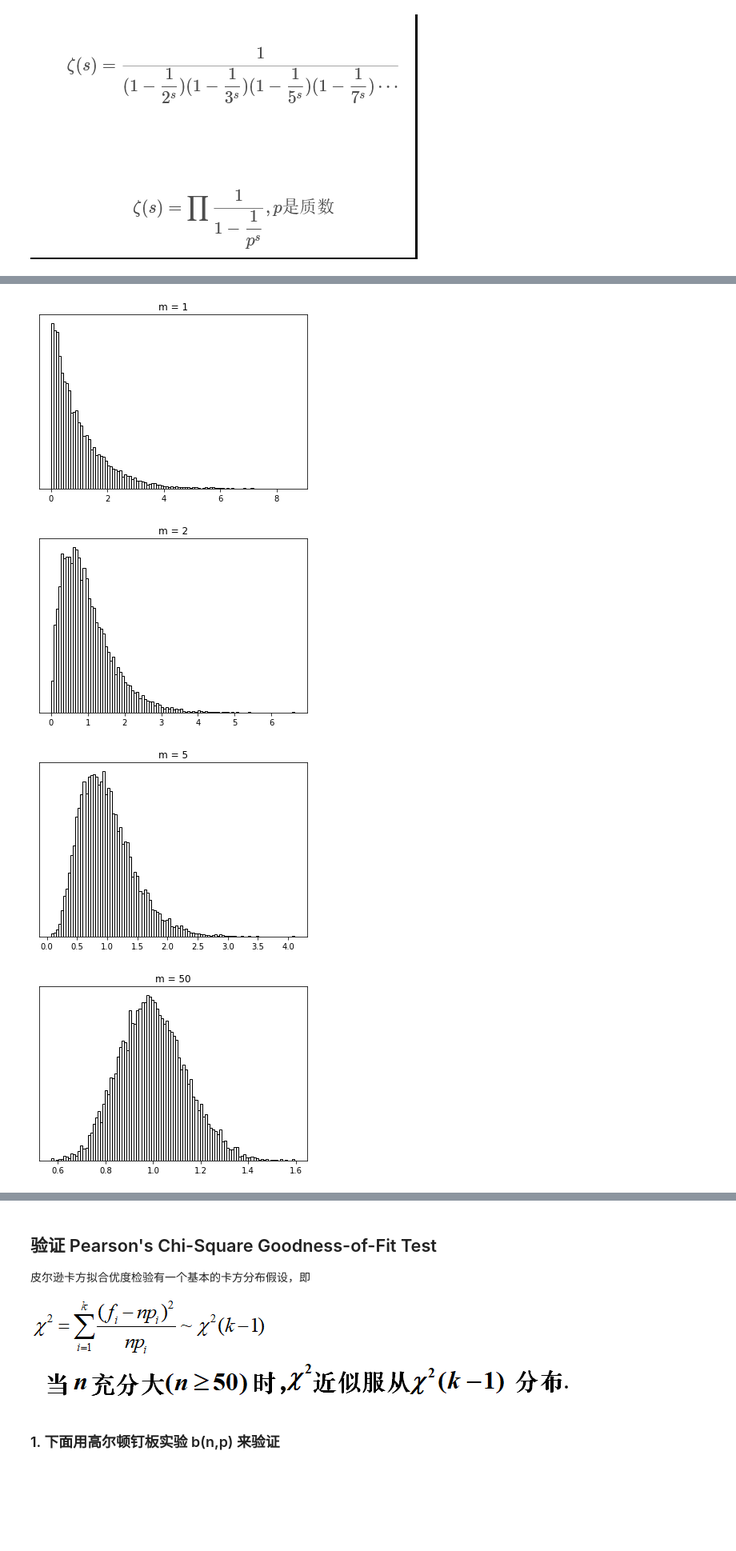
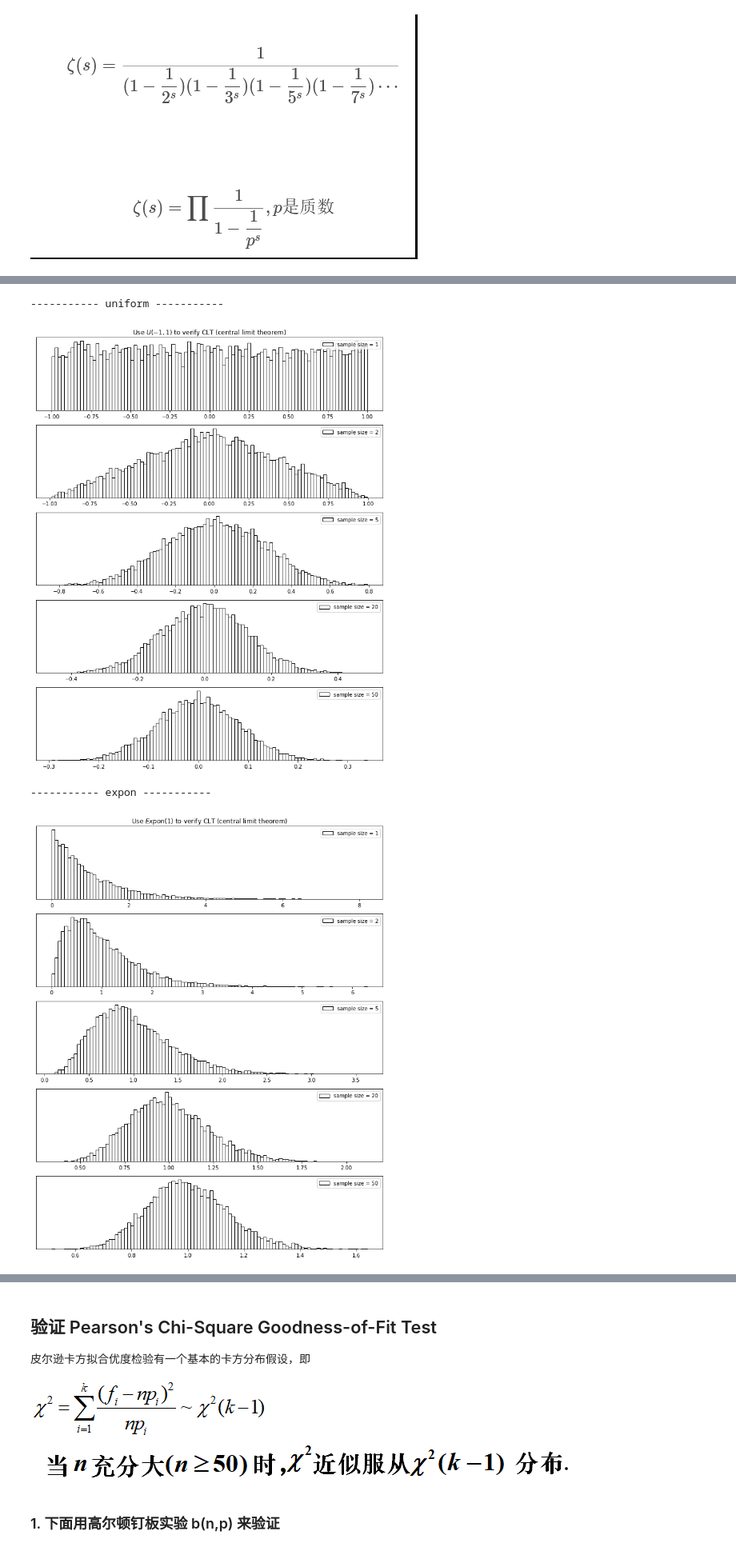
Before and after one commit to zhangys11/mc, a Jupyter notebook: demo.ipynb, the cells around one changed output, grey strips where cells are left out. Shown at 80% size. Saved outputs shown, nothing was run; the diff lists cells and outputs as text; code cells hidden in the pictures; blank space fills up the shorter version.

```diff
--- a/demo.ipynb
+++ b/demo.ipynb
@@ -147,7 +158,9 @@ rv.pmf([1, 1, 1, 0, 0, 0]) # 123 或 456 的情况
-# %%
-clt()
-# %% [output]
-[figure, removed]
-[figure, removed]
-[figure, removed]
-[figure, removed]
+# %%
+for dist in ['uniform', 'expon', 'poisson', 'coin', 'tampered_coin', 'dice', 'tampered_dice']:
+    print('-----------', dist, '-----------')
+    clt(dist, sample_size = [1,2,5,20,50], N = 10000)
+# %% [output]
+----------- uniform -----------
+[figure, added]
+----------- expon -----------
+[figure, added]
```
Also changed, not shown: parts of 54 cells of this notebook, 4 other files.
